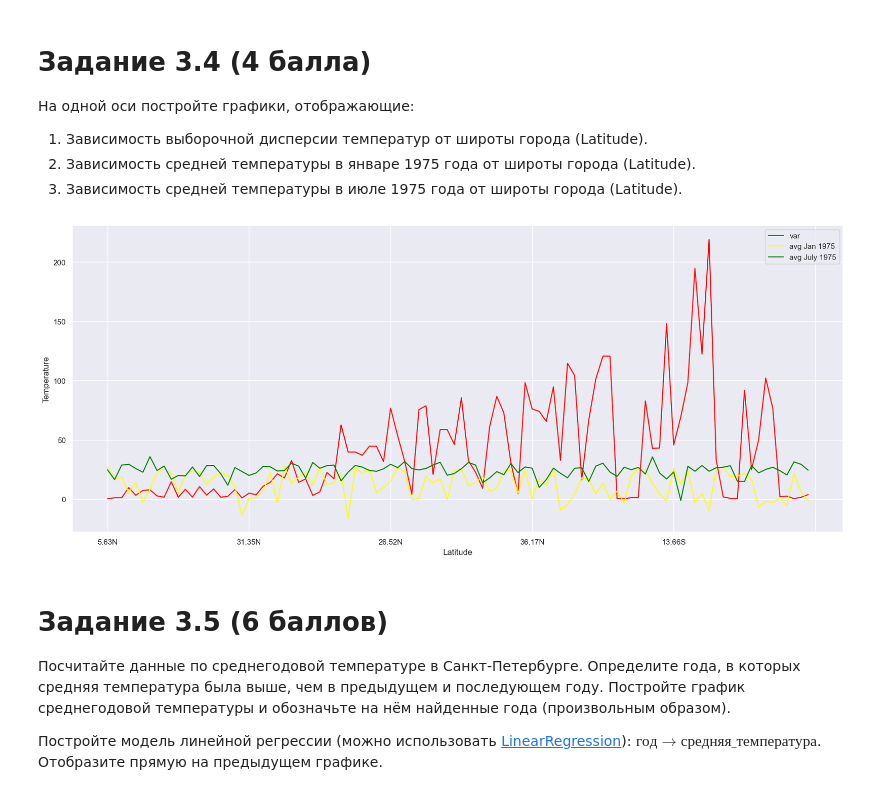
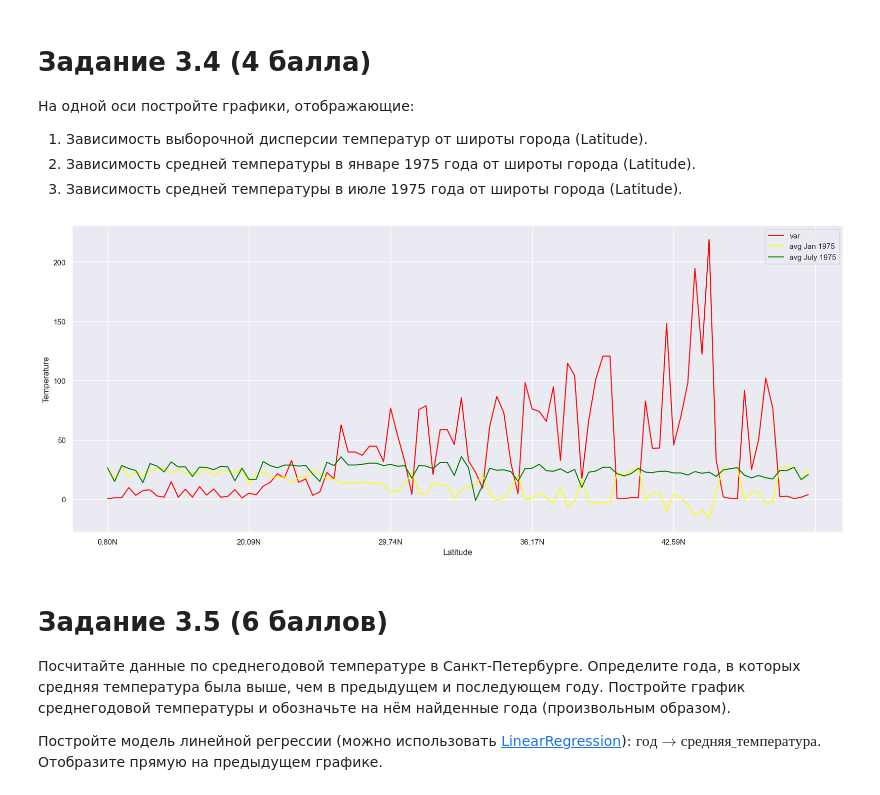
Before and after one commit to 4eckah78/python_2022_practice, a Jupyter notebook: Task_3.ipynb, the cells around one changed output. Drawn from its saved outputs; the diff is of its cells as text; code cells hidden in the pictures.

```diff
--- a/Task_3.ipynb
+++ b/Task_3.ipynb
@@ -74,19 +74,19 @@ Harbin
 3. Зависимость средней температуры в июле 1975 года от широты города (Latitude).
 # %%
 group2 = df1.groupby(['City', 'Latitude']).AverageTemperature.var().reset_index().sort_values('Latitude')
-group3 = df1[(df1.dt.dt.year == 1975) & (df1.dt.dt.month == 1)].groupby(['City', 'Latitude']).AverageTemperature.mean().reset_index()
-group4 = df1[(df1.dt.dt.year == 1975) & (df1.dt.dt.month == 7)].groupby(['City', 'Latitude']).AverageTemperature.mean().reset_index()
+group3 = df1[(df1.dt.dt.year == 1975) & (df1.dt.dt.month == 1)].groupby(['City', 'Latitude']).AverageTemperature.mean().reset_index().sort_values('Latitude')
+group4 = df1[(df1.dt.dt.year == 1975) & (df1.dt.dt.month == 7)].groupby(['City', 'Latitude']).AverageTemperature.mean().reset_index().sort_values('Latitude')
 
 plt.rcParams['figure.figsize'] = (20, 8)
 plt.rcParams['font.size'] = 16
 ax = group2.plot(x='Latitude', y='AverageTemperature', label="var", color="red")
 group3.plot(ax=ax, x='Latitude', y='AverageTemperature', label="avg Jan 1975", color="yellow")
 group4.plot(ax=ax, x='Latitude', y='AverageTemperature', label="avg July 1975", color="green")
 
 ax.set(xlabel="Latitude", ylabel="Temperature")
 plt.show()
 # %% [output]
-[figure, old version]
+[figure, new version]
 # %% [markdown]
 # Задание 3.5 (6 баллов)
 
```
Also changed, not shown: parts of 8 cells of this notebook.
